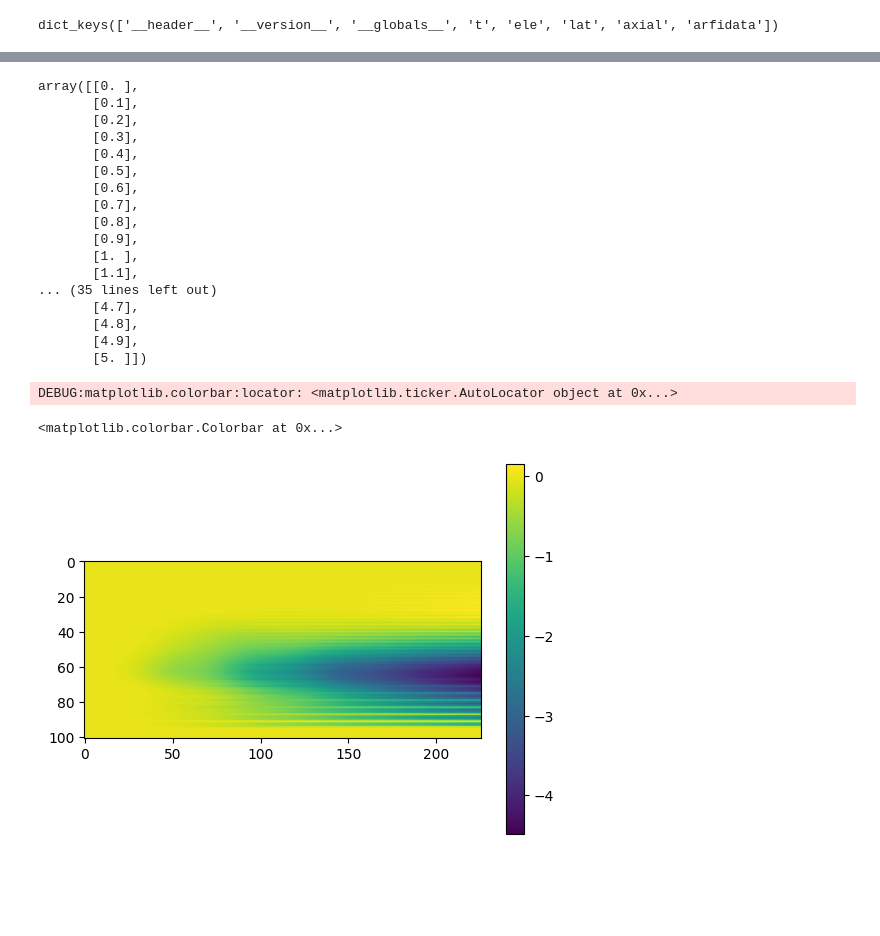
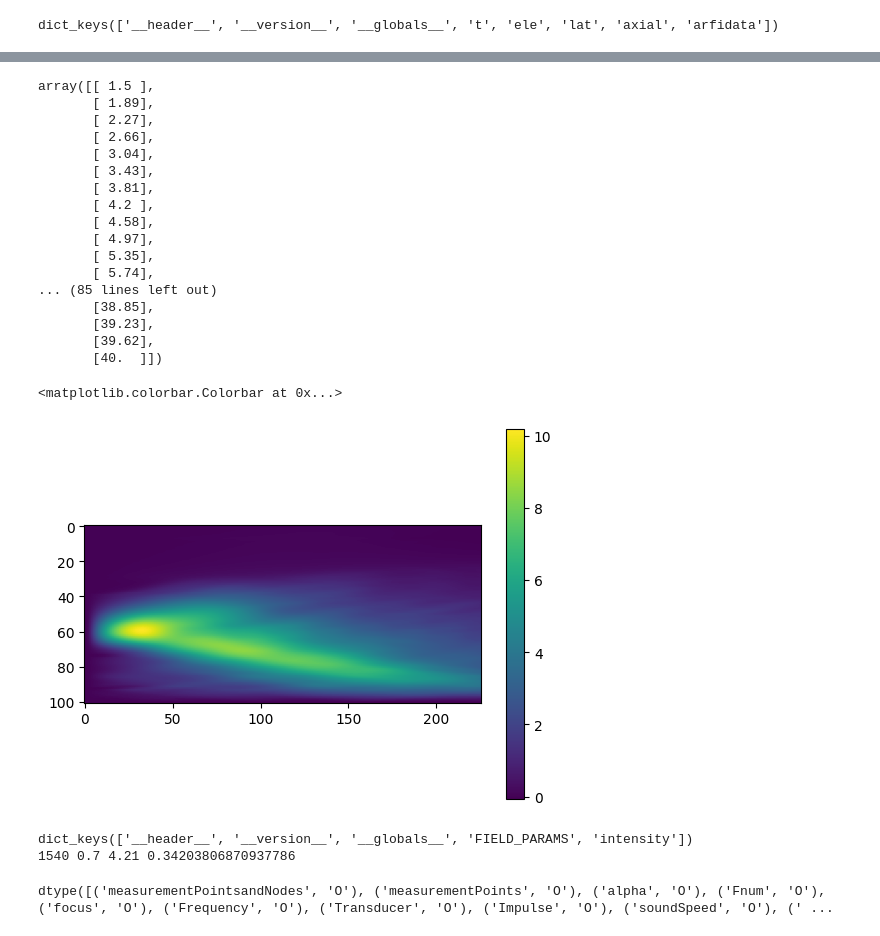
Before and after one commit to mlp6/fem, a Jupyter notebook: notebooks/top_load_test.ipynb, the cells around one changed output, grey strips where cells are left out. Saved outputs shown, nothing was run; the diff lists cells and outputs as text; code cells hidden in the pictures; blank space fills up the shorter version.

```diff
--- a/notebooks/top_load_test.ipynb
+++ b/notebooks/top_load_test.ipynb
@@ -201,27 +235,50 @@ mat['arfidata'].shape
 # %%
-mat['lat']
+mat['axial']
 # %% [output]
-array([[0. ],
-       [0.1],
-       [0.2],
-       [0.3],
-       [0.4],
-       [0.5],
-       [0.6],
-       [0.7],
-       [0.8],
-       [0.9],
-       [1. ],
-       [1.1],
-... (35 lines left out)
-       [4.7],
-       [4.8],
-       [4.9],
-       [5. ]])
+array([[ 1.5 ],
+       [ 1.89],
+       [ 2.27],
+       [ 2.66],
+       [ 3.04],
+       [ 3.43],
+       [ 3.81],
+       [ 4.2 ],
+       [ 4.58],
+       [ 4.97],
+       [ 5.35],
+       [ 5.74],
+... (85 lines left out)
+       [38.85],
+       [39.23],
+       [39.62],
+       [40.  ]])
 # %%
-plt.imshow(mat['arfidata'][:,0,50,:])
+plt.imshow(mat['arfidata'][:,0,-1,:])
 plt.colorbar()
 # %% [output]
-DEBUG:matplotlib.colorbar:locator: <matplotlib.ticker.AutoLocator object at 0x...>
+<matplotlib.colorbar.Colorbar at 0x...>
-<matplotlib.colorbar.Colorbar at 0x...>
-[figure, old version]
+[figure, new version]
+# %%
+import pathlib
+import fem
+from scipy.io import loadmat
+
+load_path = pathlib.Path(fem.__file__).parents[1].joinpath('loads')
+# mat_file = load_path / 'test_loads.mat'
+mat_file = load_path / 'test_load_full_extent.mat'
+
+mat = loadmat(mat_file)
+c = mat['FIELD_PARAMS']['soundSpeed'][0,0][0][0]
+alpha_db = mat['FIELD_PARAMS']['alpha'][0,0][0][0]
+frequency = mat['FIELD_PARAMS']['Frequency'][0,0][0][0]
+alpha_np = alpha_db * frequency / 8.616
+
+print(mat.keys())
+print(c, alpha_db, frequency, alpha_np)
+# %% [output]
+dict_keys(['__header__', '__version__', '__globals__', 'FIELD_PARAMS', 'intensity'])
+1540 0.7 4.21 0.34203806870937786
+# %%
+mat['FIELD_PARAMS'].dtype
+# %% [output]
+dtype([('measurementPointsandNodes', 'O'), ('measurementPoints', 'O'), ('alpha', 'O'), ('Fnum', 'O'), ('focus', 'O'), ('Frequency', 'O'), ('Transducer', 'O'), ('Impulse', 'O'), ('soundSpeed', 'O'), (' ...
```
Also changed, not shown: parts of 7 cells of this notebook, 5 other files.
